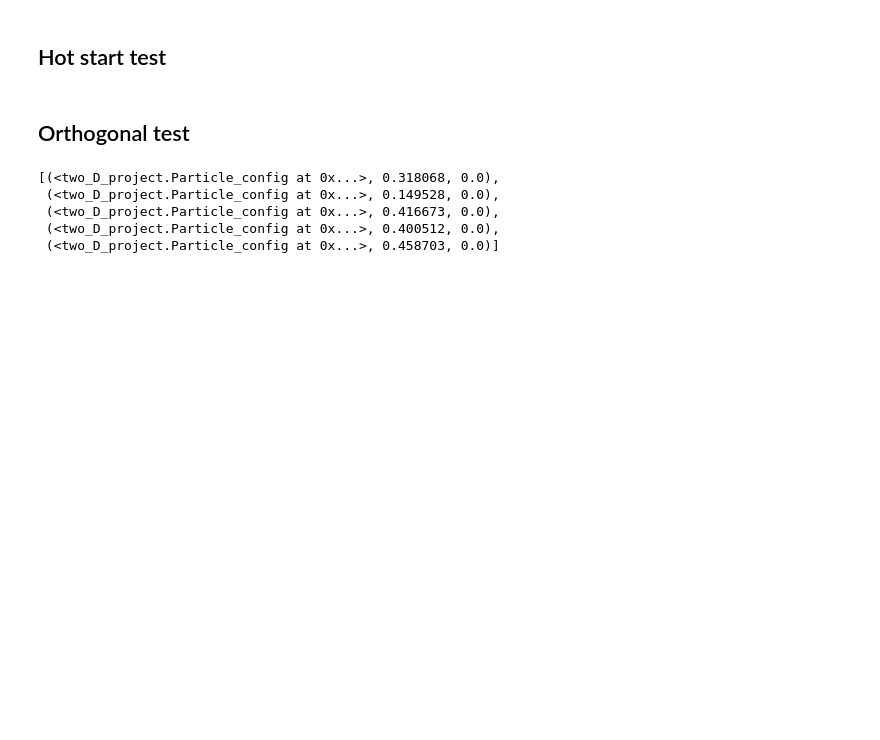
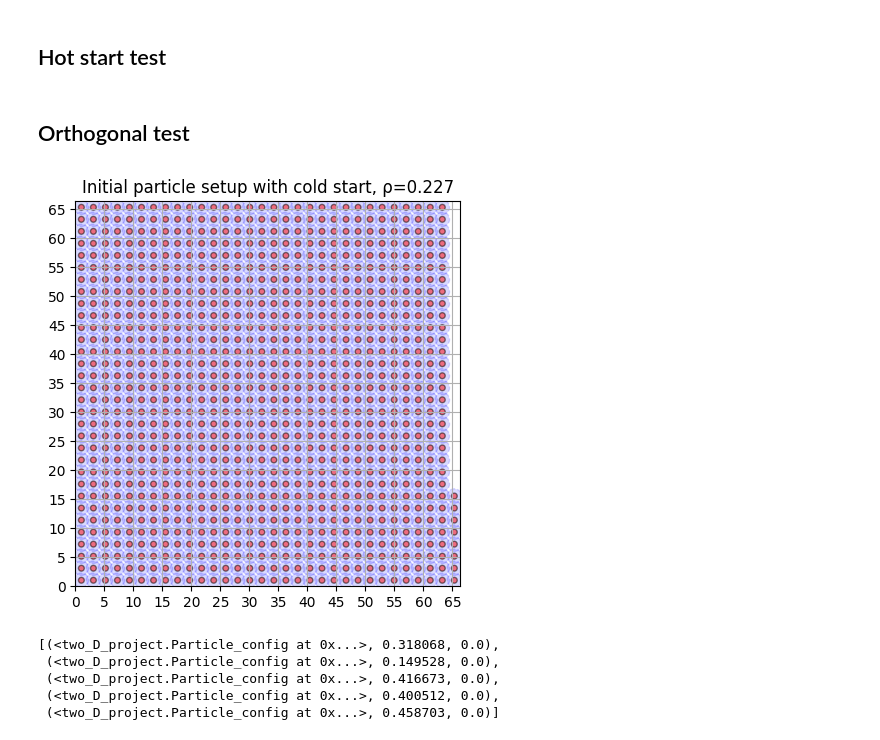
Before and after one commit to kristoftrcek/BERN01_project1, a Jupyter notebook: kristof/simulation_run_parallel.ipynb, the cells around one changed output. Cells and saved outputs as stored; diff of their text form; code cells hidden in the pictures; blank space fills up the shorter version.

```diff
--- a/kristof/simulation_run_parallel.ipynb
+++ b/kristof/simulation_run_parallel.ipynb
@@ -68,6 +68,12 @@ for i, pc in enumerate(res_pcs):
 results
 # %% [markdown]
 ## Orthogonal test
+# %%
+p = pcs[2]
+p.cold_start_ort_grid_config()
+p.visualize_2d(title=f"Initial particle setup with cold start, ρ={rhos[2]}")
+# %% [output]
+[figure, added]
 # %%
 def run_simulation_cold_ort(pc):
     pc.cold_start_ort_grid_config()
```
Also changed, not shown: parts of 1 cell of this notebook, 3 other files.
